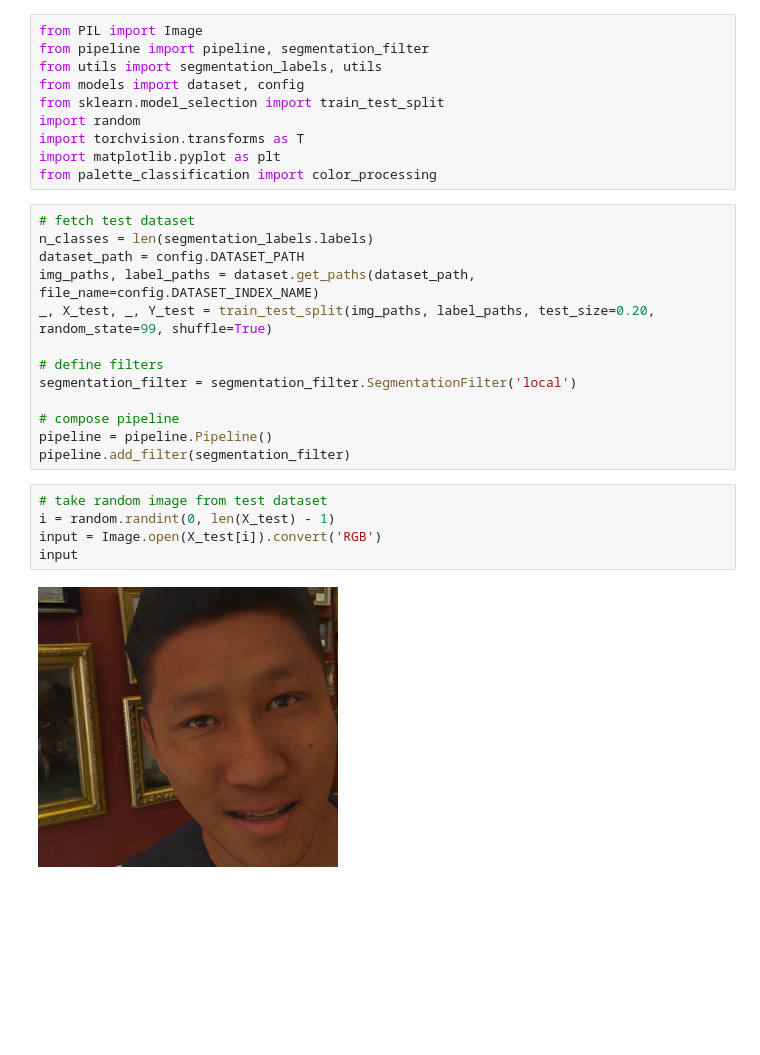
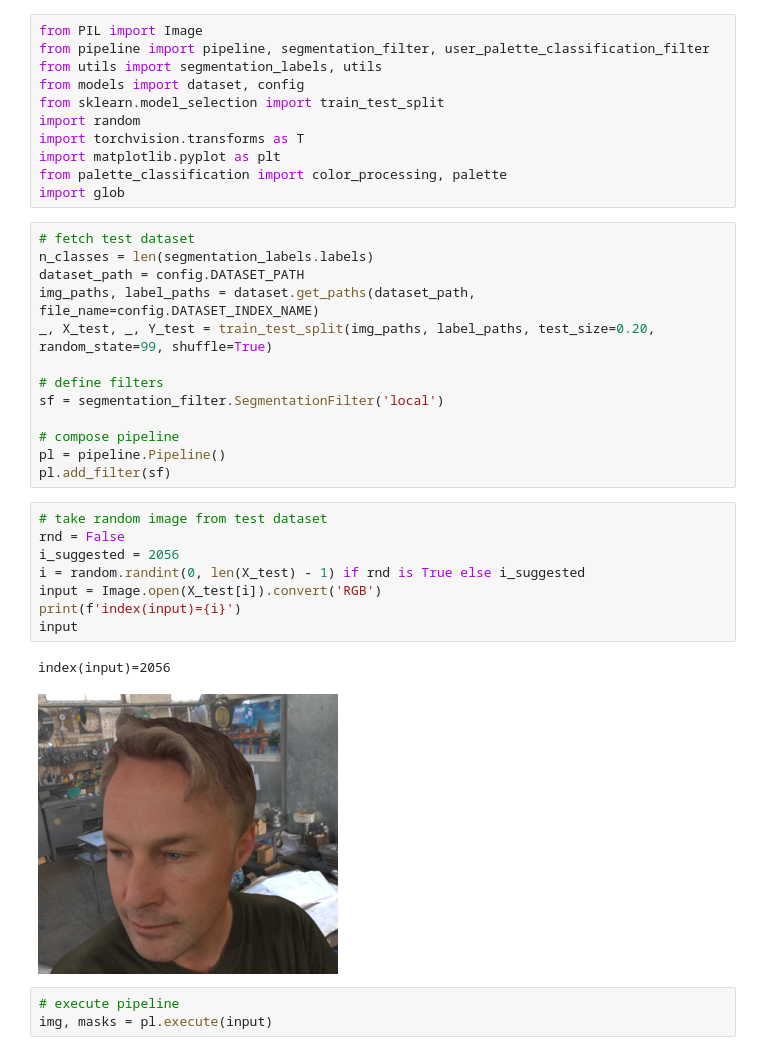
Before and after one commit to mrcmich/deep-seasonal-color-analysis-system, a Jupyter notebook: test_pipeline.ipynb, the cells around one changed output. Cells and saved outputs as stored; diff of their text form; blank space fills up the shorter version.

Commit message:
implemented user palette classification filter; updated notebook for pipeline tests to include test of user palette classification filter.

```diff
--- a/test_pipeline.ipynb
+++ b/test_pipeline.ipynb
@@ -1,13 +1,14 @@
 # %%
 from PIL import Image
-from pipeline import pipeline, segmentation_filter
+from pipeline import pipeline, segmentation_filter, user_palette_classification_filter
 from utils import segmentation_labels, utils
 from models import dataset, config
 from sklearn.model_selection import train_test_split
 import random
 import torchvision.transforms as T
 import matplotlib.pyplot as plt
-from palette_classification import color_processing
+from palette_classification import color_processing, palette
+import glob
 # %%
 # fetch test dataset
 n_classes = len(segmentation_labels.labels)
@@ -16,17 +17,24 @@ img_paths, label_paths = dataset.get_paths(dataset_path, file_name=config.DATASE
 _, X_test, _, Y_test = train_test_split(img_paths, label_paths, test_size=0.20, random_state=99, shuffle=True)
 
 # define filters
-segmentation_filter = segmentation_filter.SegmentationFilter('local')
+sf = segmentation_filter.SegmentationFilter('local')
 
 # compose pipeline
-pipeline = pipeline.Pipeline()
-pipeline.add_filter(segmentation_filter)
+pl = pipeline.Pipeline()
+pl.add_filter(sf)
 # %%
 # take random image from test dataset
-i = random.randint(0, len(X_test) - 1)
+rnd = False
+i_suggested = 2056
+i = random.randint(0, len(X_test) - 1) if rnd is True else i_suggested
 input = Image.open(X_test[i]).convert('RGB')
+print(f'index(input)={i}')
 input
 # %% [output]
+index(input)=2056
-[figure, old version]
+[figure, new version]
+# %%
+# execute pipeline
+img, masks = pl.execute(input)
 # %%
 # show results
```
Also changed, not shown: parts of 4 cells of this notebook, 1 other file.
